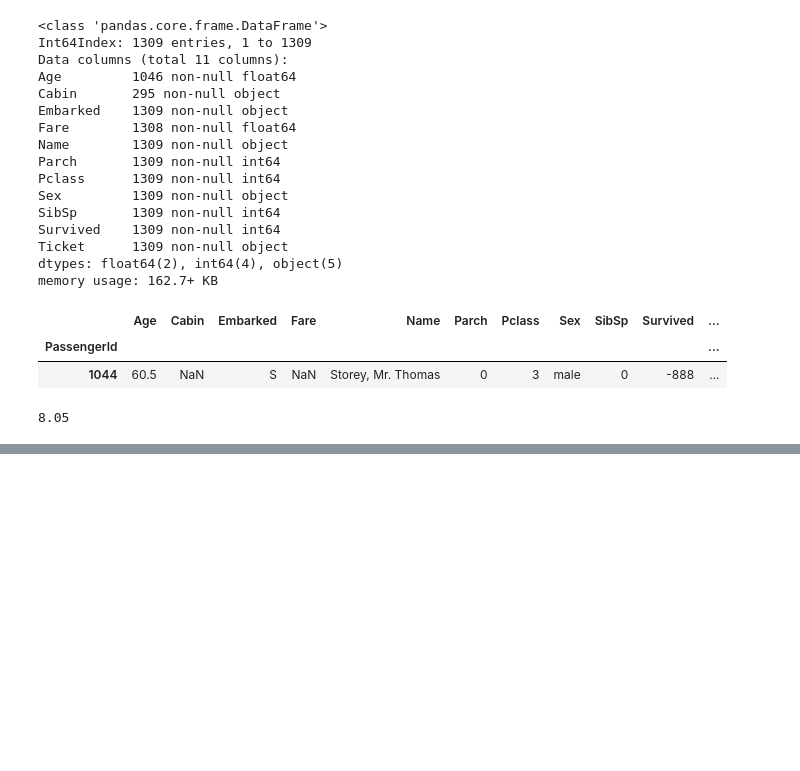
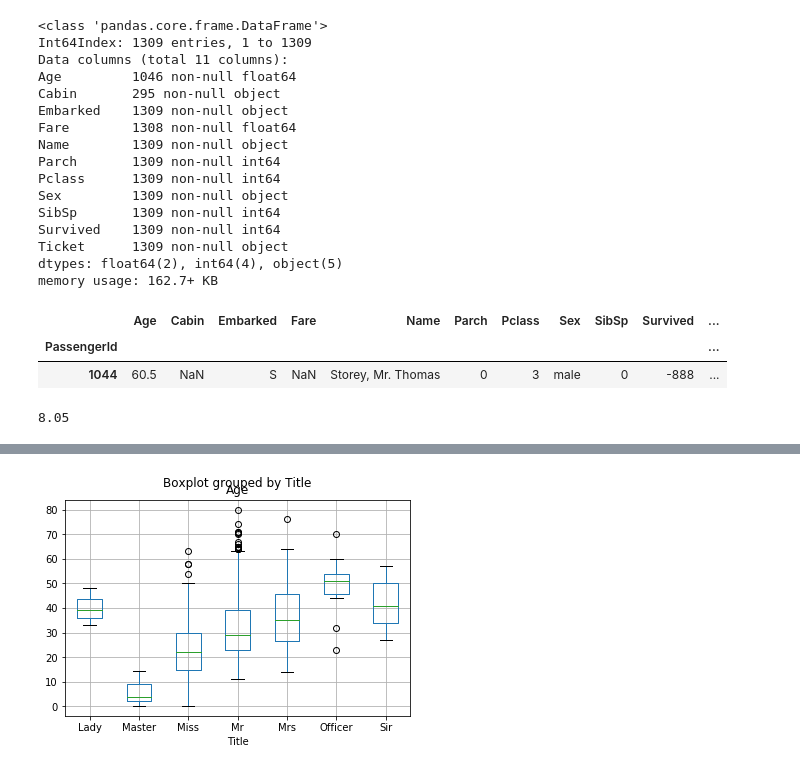
Before and after one commit to rahulkhanna2/titanic, a Jupyter notebook: notebooks/Exploring Processing Data.ipynb, the cells around one changed output, grey strips where cells are left out. Drawn from its saved outputs; the diff is of its cells as text; code cells hidden in the pictures; blank space fills up the shorter version.

```diff
--- a/notebooks/Exploring Processing Data.ipynb
+++ b/notebooks/Exploring Processing Data.ipynb
@@ -456,0 +503,4 @@ Name: Fare, dtype: float64
+# %%
+def GetTitle(name):
+    title = name.split(",")[1].split(".")[0].strip().lower()
+    return (title)
@@ -456,0 +533,10 @@ Name: Fare, dtype: float64
+# %%
+def GetTitle(name):
+    title_group= { "mr":"Mr", "mrs": "Mrs", "miss":"Miss", "master": "Master",
+                 "don": "Sir", "rev": "Sir", "dr":"Officer", "mme":"Mrs", "ms":"Mrs",
+                 "major":"Officer", "lady":"Lady", "sir":"Sir", "mlle":"Miss", "col":"Officer",
+                 "capt":"Officer", "the countess":"Lady", "jonkheer":"Sir", "dona":"Lady"}
+    title = name.split(",")[1].split(".")[0].strip().lower()
+    return title_group[title]
+# %%
+df["Title"] = df.Name.map(lambda x: GetTitle(x))
@@ -456,0 +553,4 @@ Name: Fare, dtype: float64
+# %%
+df[df.Age.notnull()].boxplot("Age", "Title");
+# %% [output]
+[figure, added]
```
Also changed, not shown: parts of 61 cells of this notebook.
